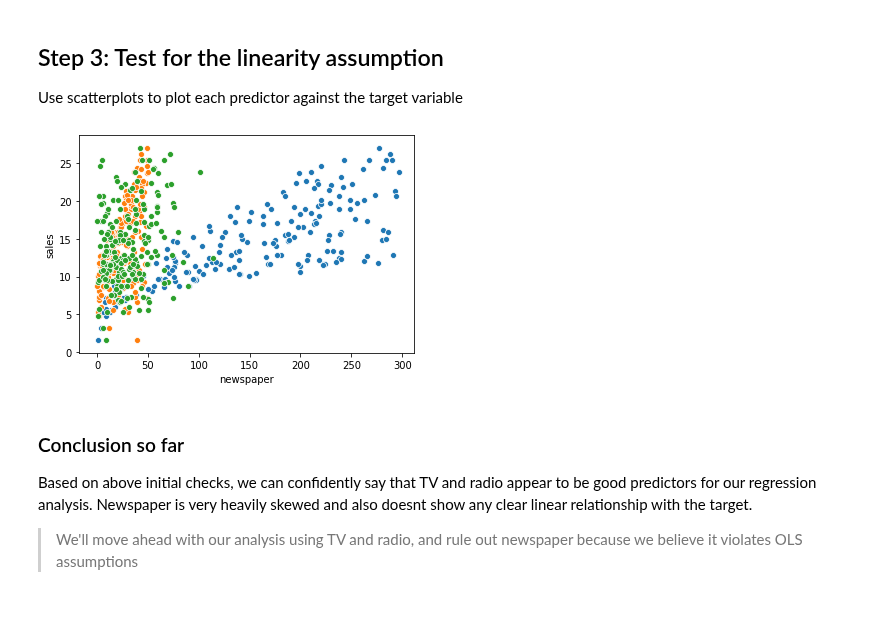
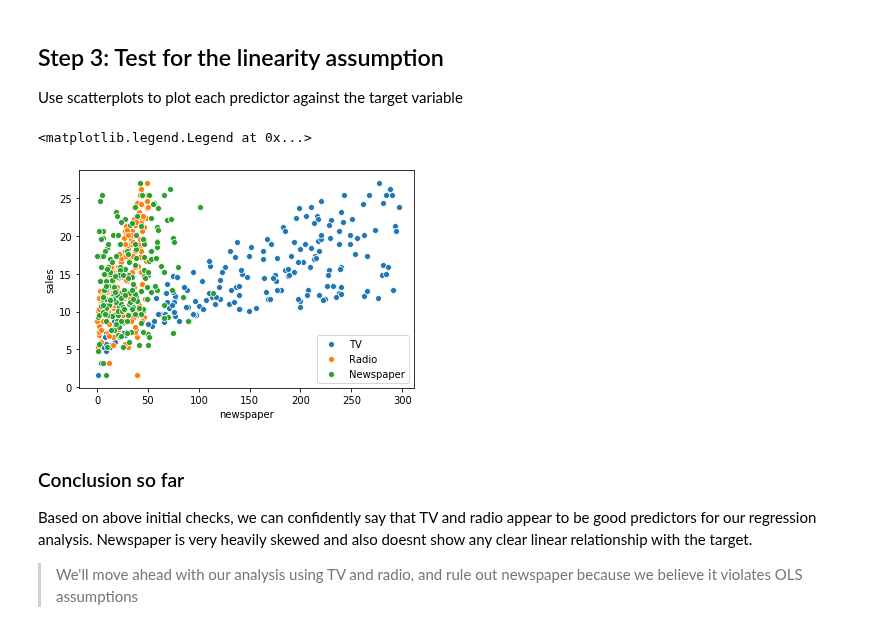
Before and after one commit to daveajstearns/dsc-ols-statsmodels-lab-nyc-ds-021720, a Jupyter notebook: index.ipynb, the cells around one changed output. Saved outputs shown, nothing was run; the diff lists cells and outputs as text; code cells hidden in the pictures.

```diff
--- a/index.ipynb
+++ b/index.ipynb
@@ -78,12 +78,13 @@ Use scatterplots to plot each predictor against the target variable
 # %%
 # visualize the relationship between the preditors and the target using scatterplots
 fig, ax = plt.subplots()
 ax1 = sns.scatterplot(x=data.TV, y=data.sales)
 ax2 = sns.scatterplot(x=data.radio, y=data.sales)
 ax3 = sns.scatterplot(x=data.newspaper, y=data.sales)
-plt.legend(['TV', 'Radi'])
+plt.legend(['TV', 'Radio', 'Newspaper'])
 # %% [output]
+<matplotlib.legend.Legend at 0x...>
-[figure, old version]
+[figure, new version]
 # %%
 # Record yor observations on linearity here
 # %% [markdown]
```
